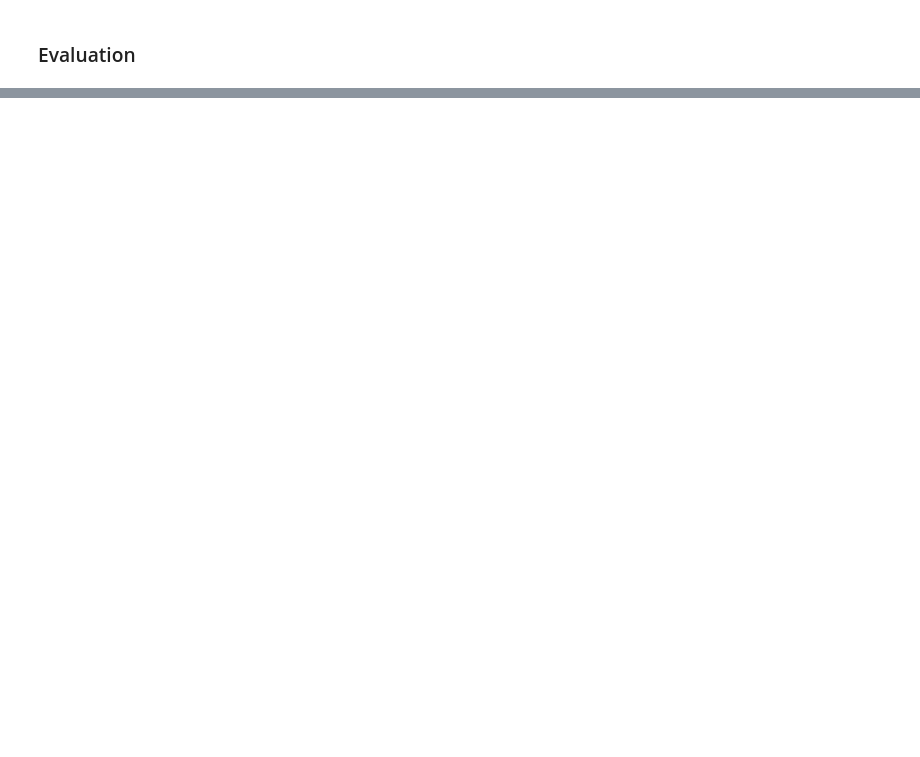
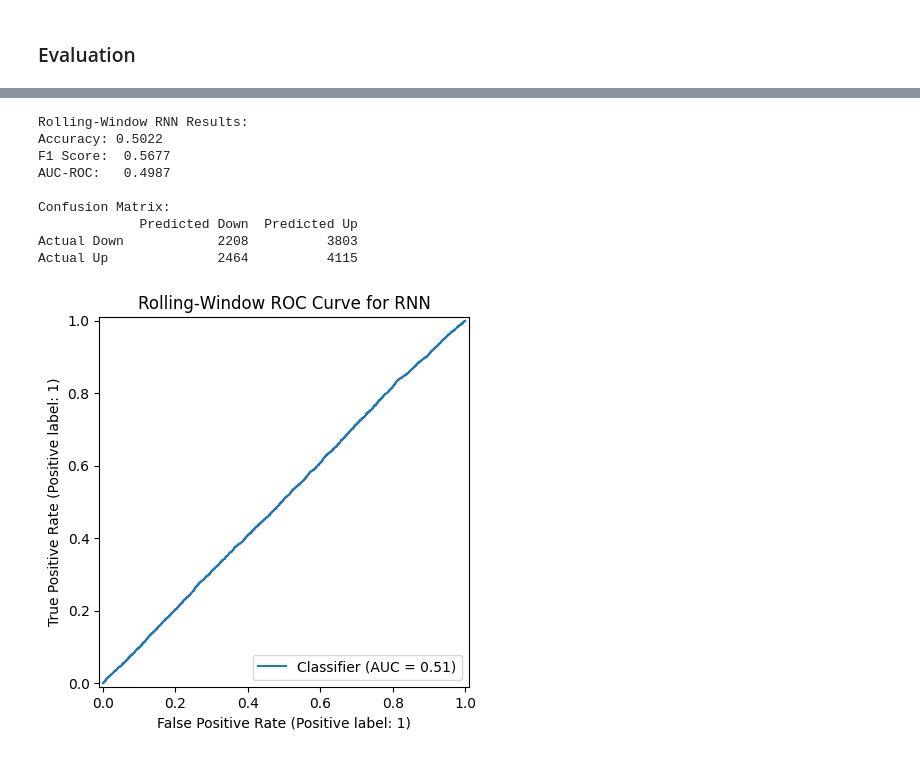
Before and after one commit to brandono7/stock_price_prediction, a Jupyter notebook: RNN/RNN.ipynb, the cells around one changed output, grey strips where cells are left out. Saved outputs shown, nothing was run; the diff lists cells and outputs as text; code cells hidden in the pictures; blank space fills up the shorter version.

Commit message:
explored adding more RNN layers and code cleanup

```diff
--- a/RNN/RNN.ipynb
+++ b/RNN/RNN.ipynb
@@ -22,7 +25,7 @@ from sklearn.metrics import (accuracy_score, f1_score,
 # %%
 features = ['Open', 'High', 'Low', 'Volume']
 target   = 'target'
-rolling_window = 50
+rolling_window = 10
 # %% [markdown]
 ## Data Pre-Processing
 # %%
@@ -327,0 +415,22 @@ Actual Up               464          6111
+# %%
+best_hp    = tuner.get_best_hyperparameters(1)[0]
+print("Best config:")
+print(f"  layers    = {best_hp.get('n_layers')}")
+for i in range(best_hp.get('n_layers')):
+    print(f"    units_{i}   = {best_hp.get(f'units_{i}')}")
+    print(f"    dropout_{i} = {best_hp.get(f'dropout_{i}')}")
+print(f"  learning_rate = {best_hp.get('lr')}")
+best_model = build_deep_rnn(best_hp)
+
+X_combined_seq = np.concatenate([X_train_seq, X_val_seq], axis=0)
+y_combined_seq = np.concatenate([y_train_seq, y_val_seq], axis=0)
+
+best_model.fit(
+    X_combined_seq, y_combined_seq,
+    epochs=10,
+    batch_size=32,
+    verbose=1
+)
+
+y_proba_test = best_model.predict(Xt_seq).ravel()
+y_pred_test  = (y_proba_test > 0.5).astype(int)
@@ -327,0 +468,31 @@ Actual Up               464          6111
+# %%
+accuracy = accuracy_score(yt_seq, y_pred_test)
+f1  = f1_score(yt_seq, y_pred_test)
+auc = roc_auc_score(yt_seq, y_proba_test)
+cm  = confusion_matrix(yt_seq, y_pred_test)
+print("\nRolling‑Window RNN Results:")
+print(f"Accuracy: {accuracy:.4f}")
+print(f"F1 Score:  {f1:.4f}")
+print(f"AUC‑ROC:   {auc:.4f}\n")
+
+print("Confusion Matrix:")
+print(pd.DataFrame(
+    cm,
+    index=['Actual Down','Actual Up'],
+    columns=['Predicted Down','Predicted Up']
+))
+
+RocCurveDisplay.from_predictions(all_y_true, all_y_proba)
+plt.title('Rolling‑Window ROC Curve for RNN')
+plt.show()
+# %% [output]
+Rolling‑Window RNN Results:
+Accuracy: 0.5022
+F1 Score:  0.5677
+AUC‑ROC:   0.4987
+
+Confusion Matrix:
+             Predicted Down  Predicted Up
+Actual Down            2208          3803
+Actual Up              2464          4115
+[figure, added]
```
Also changed, not shown: parts of 17 cells of this notebook.
